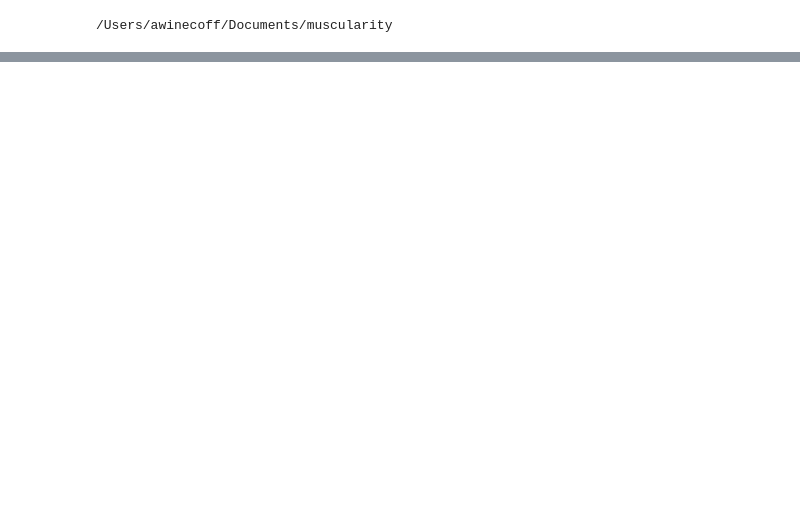
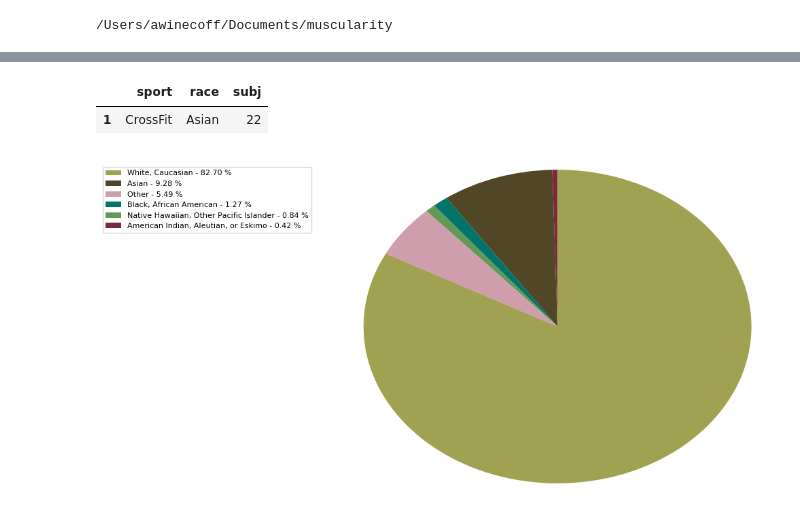
Before and after one commit to amywinecoff/sport-body-project, a Jupyter notebook: analysis.ipynb, the cells around one changed output, grey strips where cells are left out. Drawn from its saved outputs; the diff is of its cells as text; code cells hidden in the pictures; blank space fills up the shorter version.

```diff
--- a/analysis.ipynb
+++ b/analysis.ipynb
@@ -249,3 +191,40 @@ body_choice_df.hist('education')
+# %%
+race_by_sport[(race_by_sport['sport']=='CrossFit') & (race_by_sport['race']=='Asian')]
+# %% [output]
+|  | sport | race | subj |
+| 1 | CrossFit | Asian | 22 |
+# %%
+#x = np.char.array(['Jan','Feb','Mar','Apr','May','Jun','Jul','Aug','Sep','Oct', 'Nov','Dec'])
+x=sport_df['race']
+#y = np.array([234, 64, 54,10, 0, 1, 0, 9, 2, 1, 7, 7])
+y=sport_df['subj']
+#colors = ['yellowgreen','red','gold','lightskyblue','white','lightcoral','blue','pink', 'darkgreen','yellow','grey','violet','magenta','cyan']
+#colors = ["#ba5fb2","#50ac71","#cc5461","#929d3d","#6a7fcf","#c87a3c"]
+colors = ["#7d2841","#514626","#007469",
+"#629957",
+"#cf9ead",
+"#a0a252",
+]
+percent = 100.*y/y.sum()
+
+patches, texts = plt.pie(y, colors=colors, startangle=90, radius=1.2)
+labels = ['{0} - {1:1.2f} %'.format(i,j) for i,j in zip(x, percent)]
+
+sort_legend = True
+if sort_legend:
+    patches, labels, dummy =  zip(*sorted(zip(patches, labels, y),
+                                          key=lambda x: x[2],
+                                          reverse=True))
+
+plt.legend(patches, labels, loc='upper right', bbox_to_anchor=(-0.1, 1.),
+           fontsize=8)
+
+# View the plot
+plt.tight_layout()
+plt.show()
+#plt.savefig('piechart.png', bbox_inches='tight')
+# %% [output]
+[figure, added]
 # %%
 model_data_all = body_choice_df.dropna()
 model_data_all.head(5)
```
Also changed, not shown: parts of 20 cells of this notebook.
